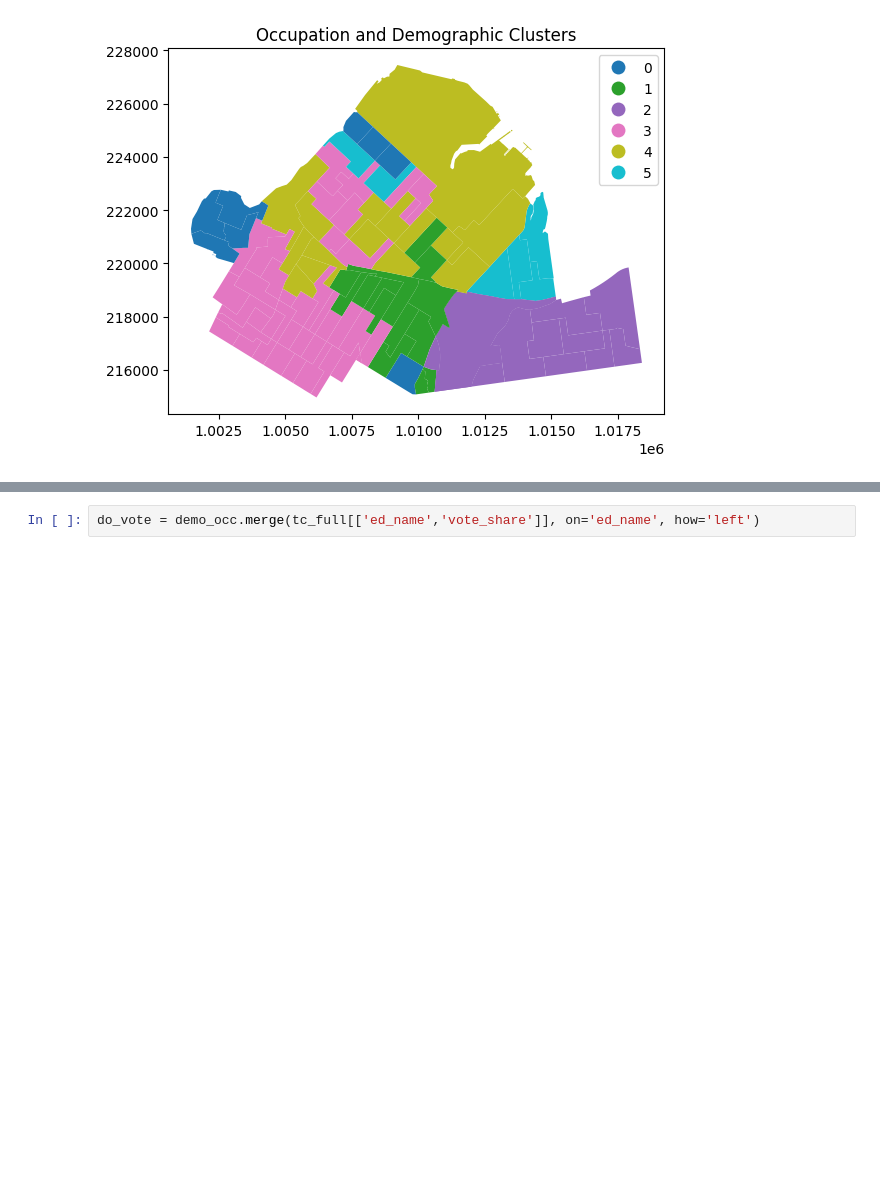
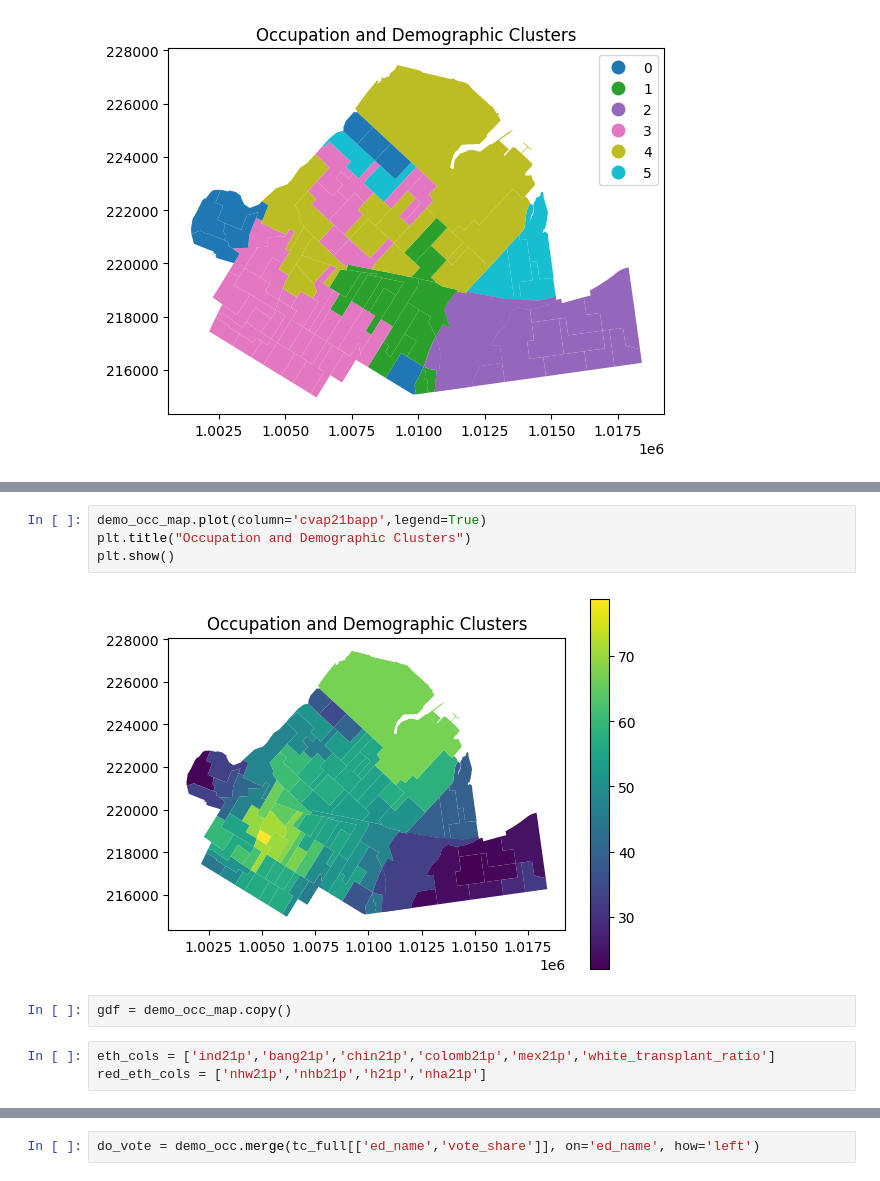
Before and after one commit to SamTGoodson/member_chapters, a Jupyter notebook: notebooks/district22.ipynb, the cells around one changed output, grey strips where cells are left out. Saved outputs shown, nothing was run; the diff lists cells and outputs as text; blank space fills up the shorter version.

```diff
--- a/notebooks/district22.ipynb
+++ b/notebooks/district22.ipynb
@@ -162,0 +201,11 @@ plt.show()
+# %%
+demo_occ_map.plot(column='cvap21bapp',legend=True)
+plt.title("Occupation and Demographic Clusters")
+plt.show()
+# %% [output]
+[figure, added]
+# %%
+gdf = demo_occ_map.copy()
+# %%
+eth_cols = ['ind21p','bang21p','chin21p','colomb21p','mex21p','white_transplant_ratio']
+red_eth_cols = ['nhw21p','nhb21p','h21p','nha21p']
```
Also changed, not shown: parts of 45 cells of this notebook, 11 other files.
